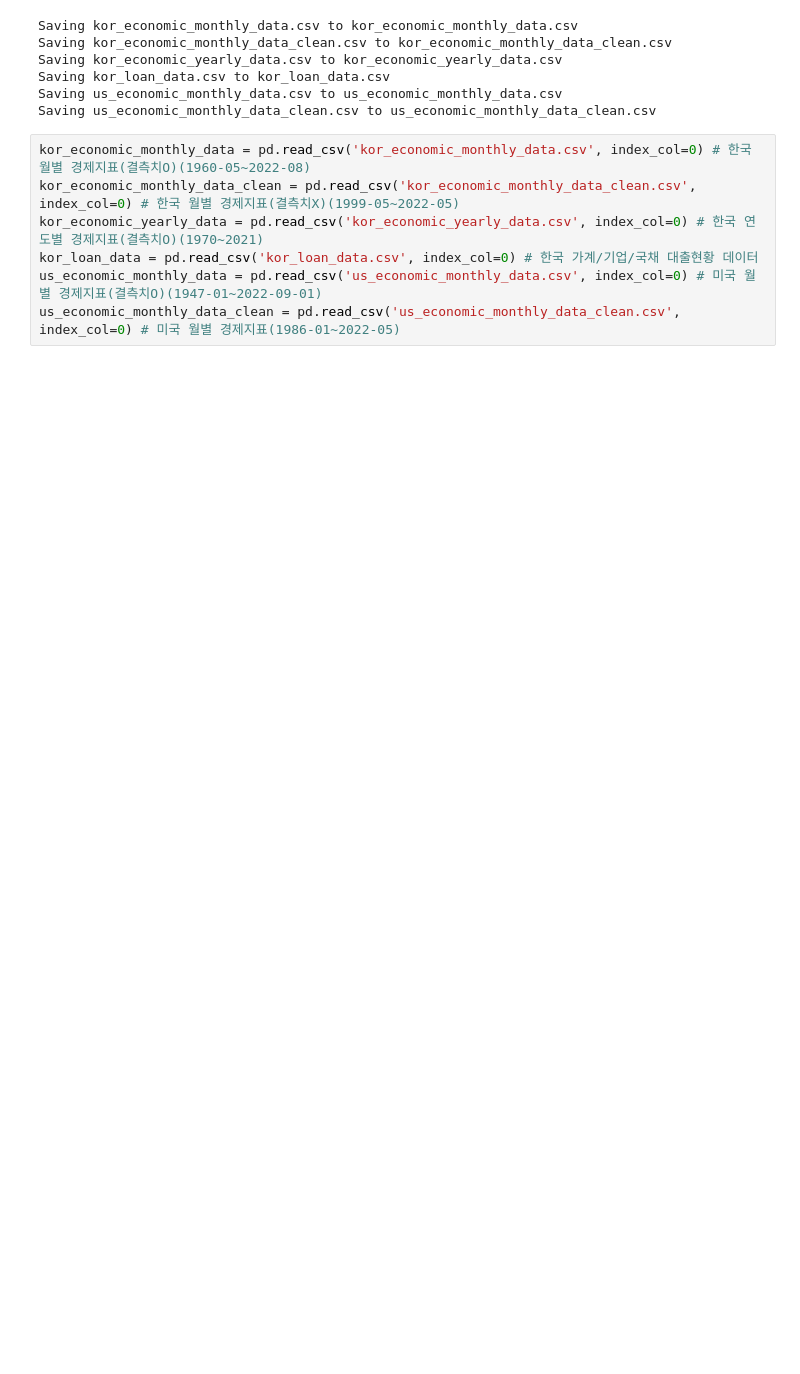
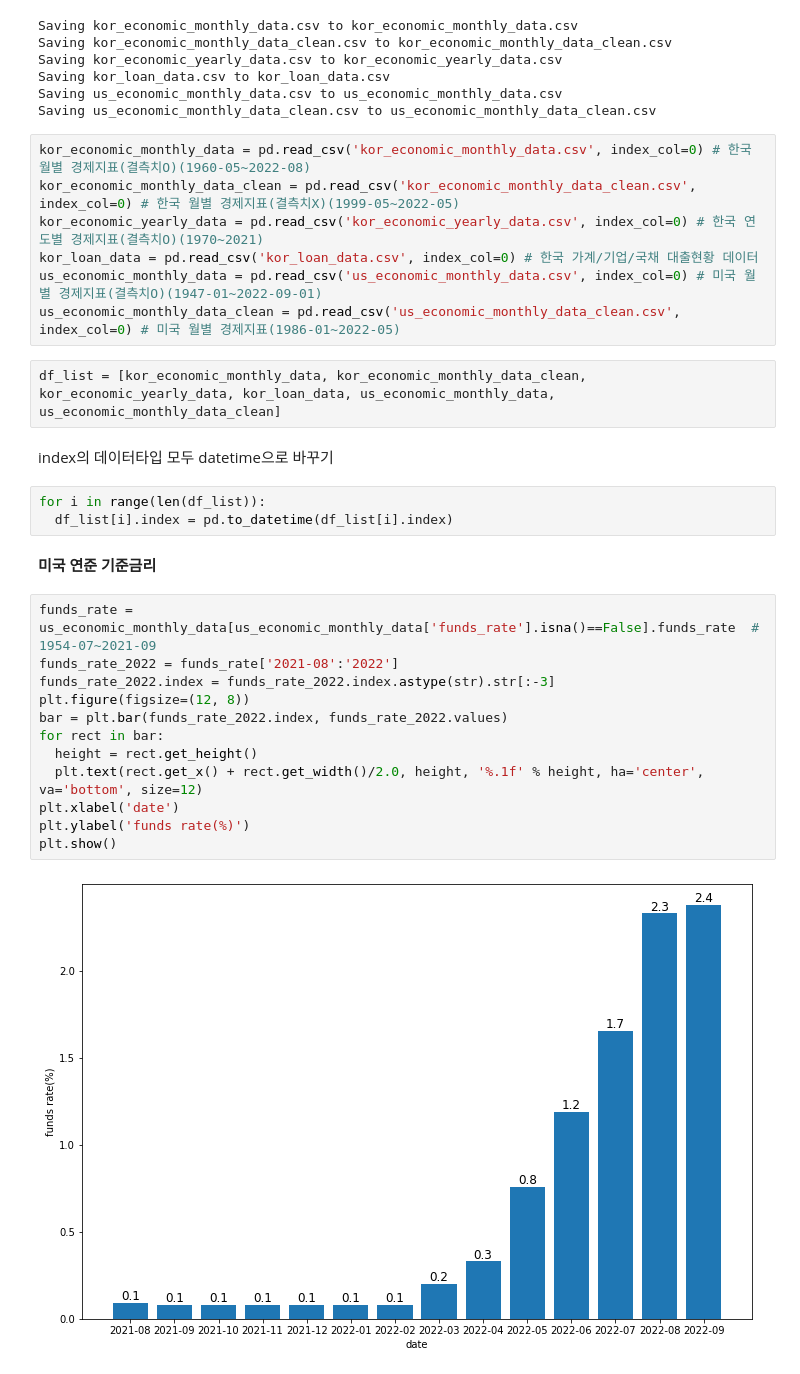
Before and after one commit to nan-park/section2_project, a Jupyter notebook: data_visualization.ipynb, the cells around one changed output. Cells and saved outputs as stored; diff of their text form; blank space fills up the shorter version.

```diff
--- a/data_visualization.ipynb
+++ b/data_visualization.ipynb
@@ -22,4 +22,27 @@ kor_economic_yearly_data = pd.read_csv('kor_economic_yearly_data.csv', index_col
 kor_loan_data = pd.read_csv('kor_loan_data.csv', index_col=0) # 한국 가계/기업/국채 대출현황 데이터
 us_economic_monthly_data = pd.read_csv('us_economic_monthly_data.csv', index_col=0) # 미국 월별 경제지표(결측치O)(1947-01~2022-09-01)
 us_economic_monthly_data_clean = pd.read_csv('us_economic_monthly_data_clean.csv', index_col=0) # 미국 월별 경제지표(1986-01~2022-05)
+# %%
+df_list = [kor_economic_monthly_data, kor_economic_monthly_data_clean, kor_economic_yearly_data, kor_loan_data, us_economic_monthly_data, us_economic_monthly_data_clean]
+# %% [markdown]
+index의 데이터타입 모두 datetime으로 바꾸기
+# %%
+for i in range(len(df_list)):
+  df_list[i].index = pd.to_datetime(df_list[i].index)
+# %% [markdown]
+**미국 연준 기준금리**
+# %%
+funds_rate = us_economic_monthly_data[us_economic_monthly_data['funds_rate'].isna()==False].funds_rate  # 1954-07~2021-09
+funds_rate_2022 = funds_rate['2021-08':'2022']
+funds_rate_2022.index = funds_rate_2022.index.astype(str).str[:-3]
+plt.figure(figsize=(12, 8))
+bar = plt.bar(funds_rate_2022.index, funds_rate_2022.values)
+for rect in bar:
+  height = rect.get_height()
+  plt.text(rect.get_x() + rect.get_width()/2.0, height, '%.1f' % height, ha='center', va='bottom', size=12)
+plt.xlabel('date')
+plt.ylabel('funds rate(%)')
+plt.show()
+# %% [output]
+[figure, added]
 # %%
```
Also changed, not shown: parts of 1 cell of this notebook.
